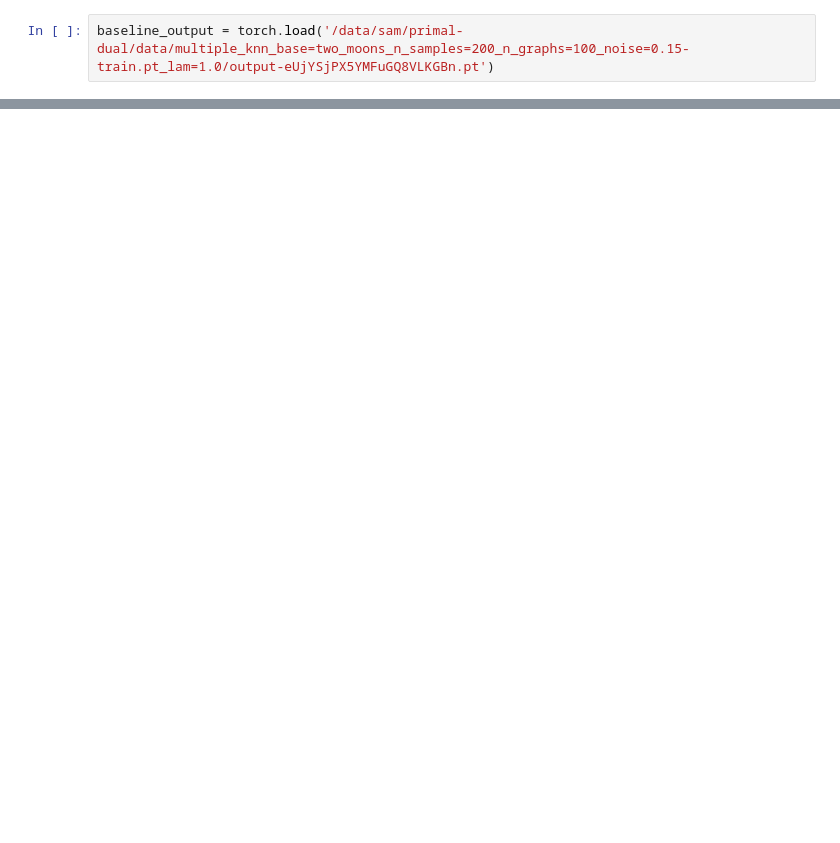
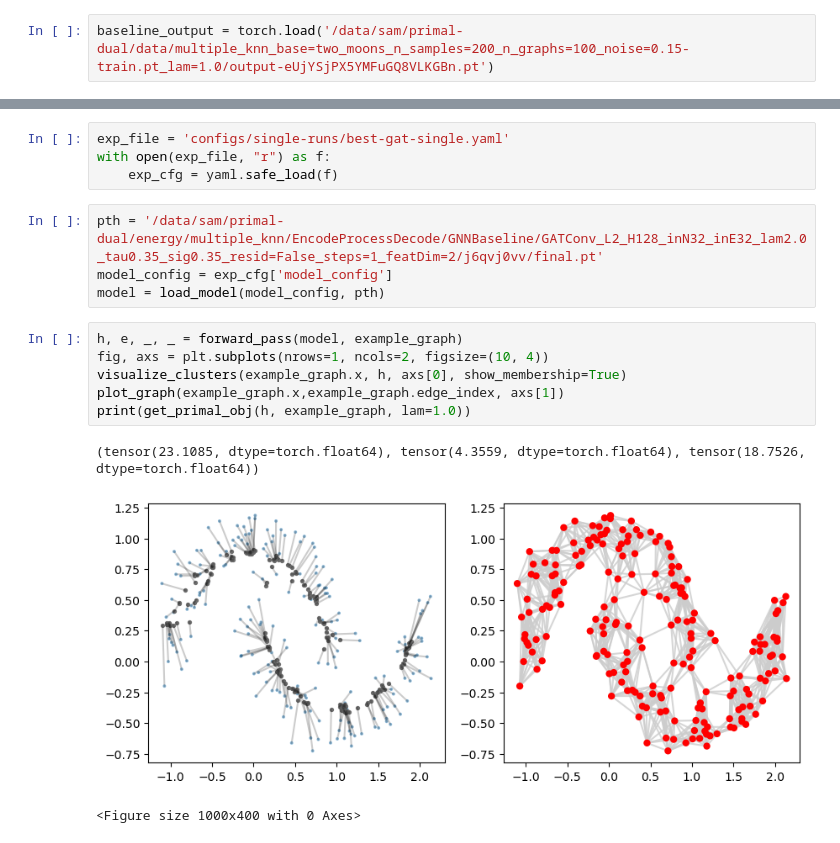
Before and after one commit to chens5/cc-net, a Jupyter notebook: notebooks/multiple-graphs-one-size-1.ipynb, the cells around one changed output, grey strips where cells are left out. Saved outputs shown, nothing was run; the diff lists cells and outputs as text; blank space fills up the shorter version.

```diff
--- a/notebooks/multiple-graphs-one-size-1.ipynb
+++ b/notebooks/multiple-graphs-one-size-1.ipynb
@@ -109,0 +156,18 @@ plot_graph(example_graph.x,example_graph.edge_index, axs[1])
+# %%
+exp_file = 'configs/single-runs/best-gat-single.yaml'
+with open(exp_file, "r") as f:
+    exp_cfg = yaml.safe_load(f)
+# %%
+pth = '/data/sam/primal-dual/energy/multiple_knn/EncodeProcessDecode/GNNBaseline/GATConv_L2_H128_inN32_inE32_lam2.0_tau0.35_sig0.35_resid=False_steps=1_featDim=2/j6qvj0vv/final.pt'
+model_config = exp_cfg['model_config']
+model = load_model(model_config, pth)
+# %%
+h, e, _, _ = forward_pass(model, example_graph)
+fig, axs = plt.subplots(nrows=1, ncols=2, figsize=(10, 4))
+visualize_clusters(example_graph.x, h, axs[0], show_membership=True)
+plot_graph(example_graph.x,example_graph.edge_index, axs[1])
+print(get_primal_obj(h, example_graph, lam=1.0))
+# %% [output]
+(tensor(23.1085, dtype=torch.float64), tensor(4.3559, dtype=torch.float64), tensor(18.7526, dtype=torch.float64))
+[figure, added]
+<Figure size 1000x400 with 0 Axes>
```
Also changed, not shown: parts of 7 cells of this notebook, 14 other files.
